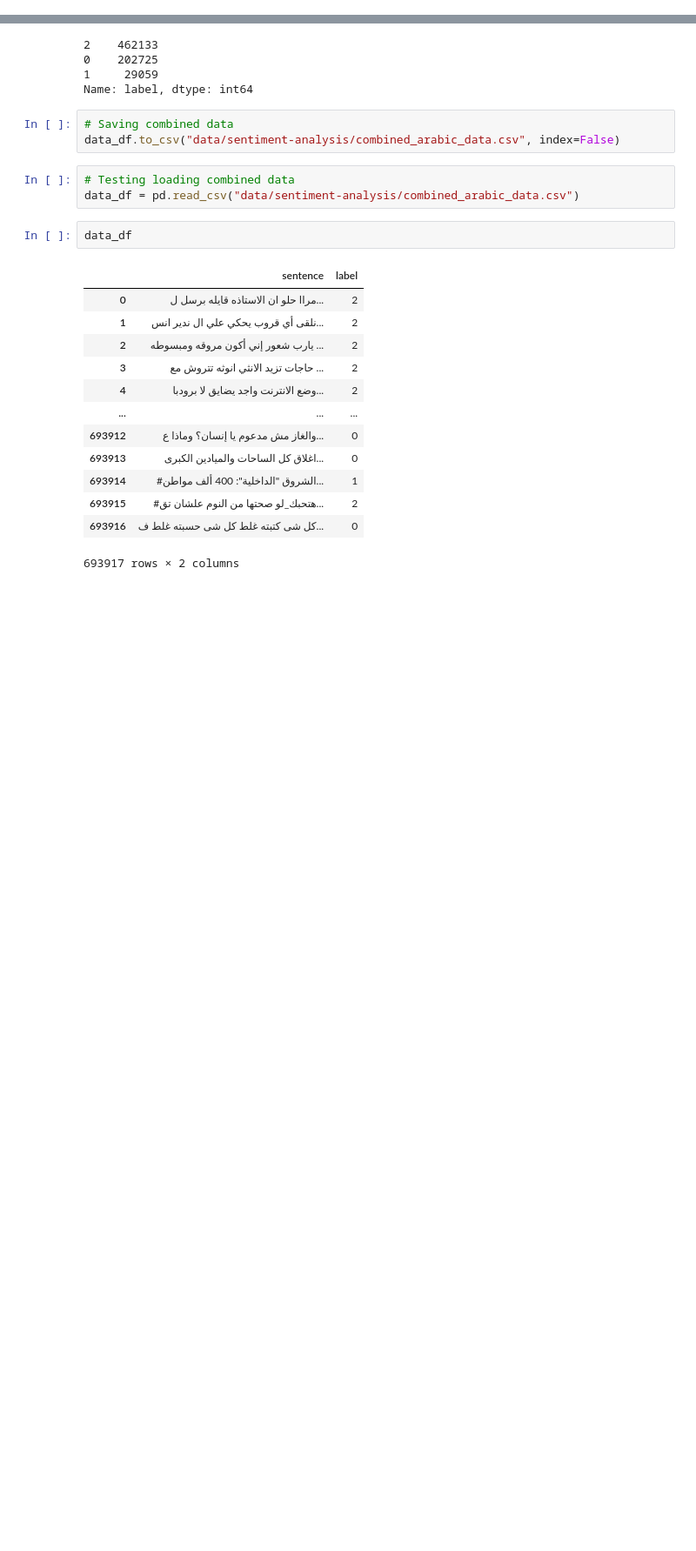
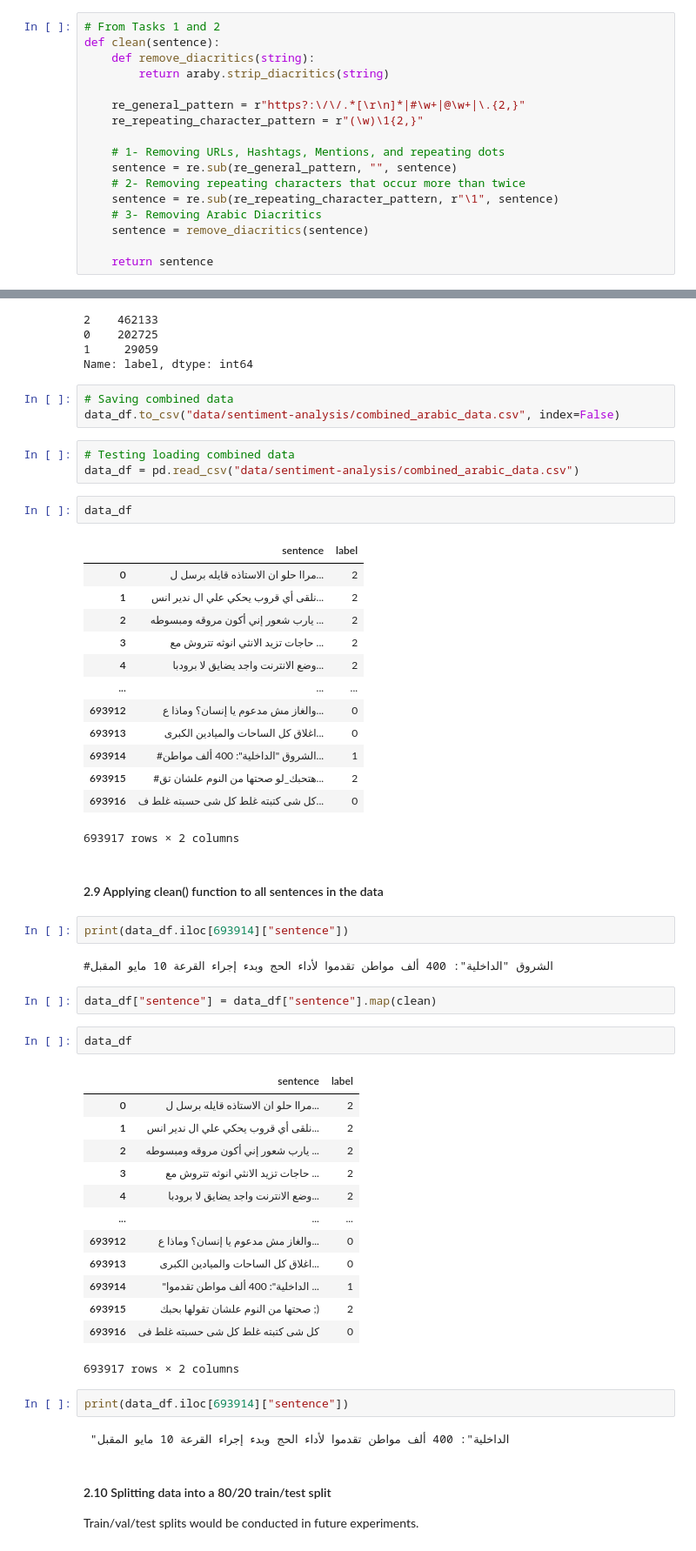
Before and after one commit to tamerthamoqa/psut-nlp-project, a Jupyter notebook: Task3_Training_Sentiment_Analysis_BERT_Model.ipynb, the cells around one changed output, grey strips where cells are left out. Shown at 87% size. Cells and saved outputs as stored; diff of their text form; blank space fills up the shorter version.

```diff
--- a/Task3_Training_Sentiment_Analysis_BERT_Model.ipynb
+++ b/Task3_Training_Sentiment_Analysis_BERT_Model.ipynb
@@ -27,0 +54,17 @@ import pandas as pd
+# %%
+# From Tasks 1 and 2
+def clean(sentence):
+    def remove_diacritics(string):
+        return araby.strip_diacritics(string)
+
+    re_general_pattern = r"https?:\/\/.*[\r\n]*|#\w+|@\w+|\.{2,}"
+    re_repeating_character_pattern = r"(\w)\1{2,}"
+
+    # 1- Removing URLs, Hashtags, Mentions, and repeating dots
+    sentence = re.sub(re_general_pattern, "", sentence)
+    # 2- Removing repeating characters that occur more than twice
+    sentence = re.sub(re_repeating_character_pattern, r"\1", sentence)
+    # 3- Removing Arabic Diacritics
+    sentence = remove_diacritics(sentence)
+
+    return sentence
@@ -634,3 +752,35 @@ data_df
 | 693915 | #هتحبك_لو صحتها من النوم علشان تق... | 2 |
 | 693916 | كل شى كتبته غلط كل شى حسبته غلط ف... | 0 |
 693917 rows × 2 columns
+# %% [markdown]
+#### 2.9 Applying clean() function to all sentences in the data
+# %%
+print(data_df.iloc[693914]["sentence"])
+# %% [output]
+#الشروق "الداخلية": 400 ألف مواطن تقدموا لأداء الحج وبدء إجراء القرعة 10 مايو المقبل
+# %%
+data_df["sentence"] = data_df["sentence"].map(clean)
+# %%
+data_df
+# %% [output]
+|  | sentence | label |
+| 0 | مراا حلو ان الاستاذه قايله برسل ل... | 2 |
+| 1 | نلقى أي قروب يحكي علي ال ندير انس... | 2 |
+| 2 | يارب شعور إني أكون مروقه ومبسوطه ... | 2 |
+| 3 | حاجات تزيد الانثي انوثه تتروش مع ... | 2 |
+| 4 | وضع الانترنت واجد يضايق لا برودبا... | 2 |
+| ... | ... | ... |
+| 693912 | والغاز مش مدعوم يا إنسان؟ وماذا ع... | 0 |
+| 693913 | اغلاق كل الساحات والميادين الكبرى... | 0 |
+| 693914 | "الداخلية": 400 ألف مواطن تقدموا ... | 1 |
+| 693915 | صحتها من النوم علشان تقولها بحبك ;) | 2 |
+| 693916 | كل شى كتبته غلط كل شى حسبته غلط فى | 0 |
+693917 rows × 2 columns
+# %%
+print(data_df.iloc[693914]["sentence"])
+# %% [output]
+ "الداخلية": 400 ألف مواطن تقدموا لأداء الحج وبدء إجراء القرعة 10 مايو المقبل
+# %% [markdown]
+#### 2.10 Splitting data into a 80/20 train/test split
+
+Train/val/test splits would be conducted in future experiments.
```
Also changed, not shown: parts of 65 cells of this notebook.
